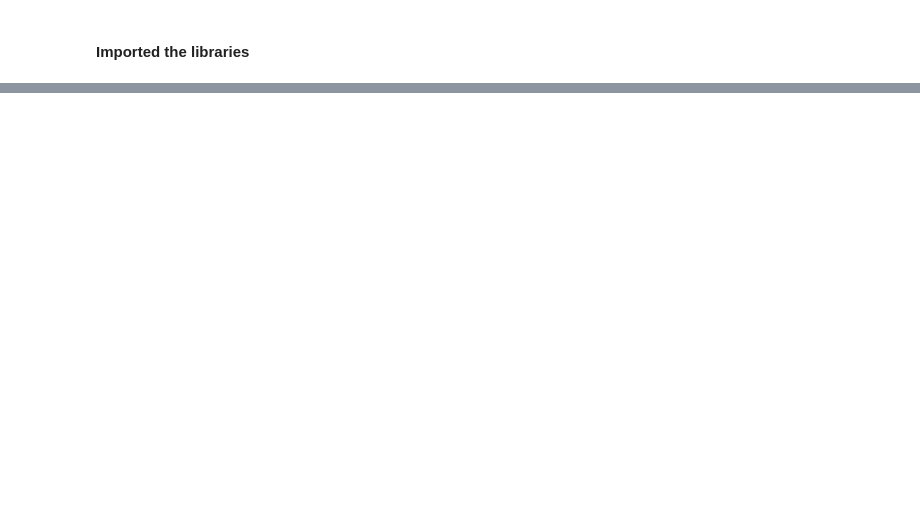
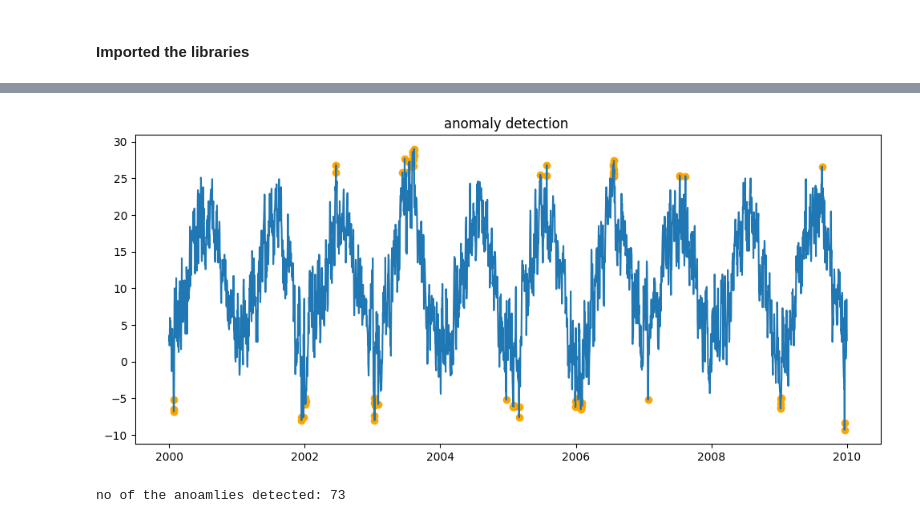
Before and after one commit to codERSunny812/python-learning, a Jupyter notebook: LP_3 Practicals/Assignment_2.ipynb, the cells around one changed output, grey strips where cells are left out. Drawn from its saved outputs; the diff is of its cells as text; code cells hidden in the pictures; blank space fills up the shorter version.

```diff
--- a/LP_3 Practicals/Assignment_2.ipynb
+++ b/LP_3 Practicals/Assignment_2.ipynb
@@ -142,0 +130,21 @@ plt.show()
+# %%
+# anamaly detection
+
+model = IsolationForest(contamination=0.02,random_state=42)
+pred = model.fit_predict(city_temp.values.reshape(-1,1))
+
+
+anomalies = city_temp[pred == -1]
+
+plt.figure(figsize=(12,5))
+plt.plot(city_temp)
+plt.scatter(anomalies.index,anomalies,color='orange')
+plt.title("anomaly detection ")
+plt.show()
+
+
+
+print("no of the anoamlies detected:",len(anomalies))
+# %% [output]
+[figure, added]
+no of the anoamlies detected: 73
```
Also changed, not shown: parts of 29 cells of this notebook, 1 other file.
